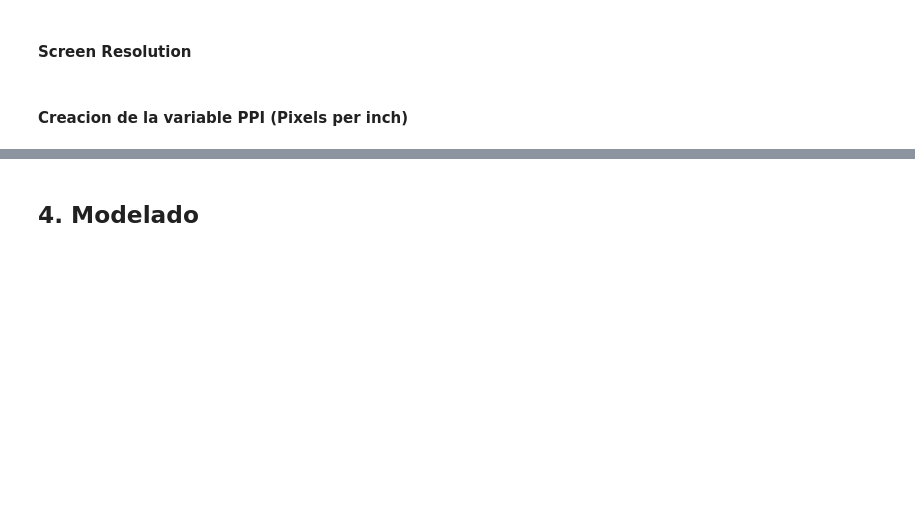
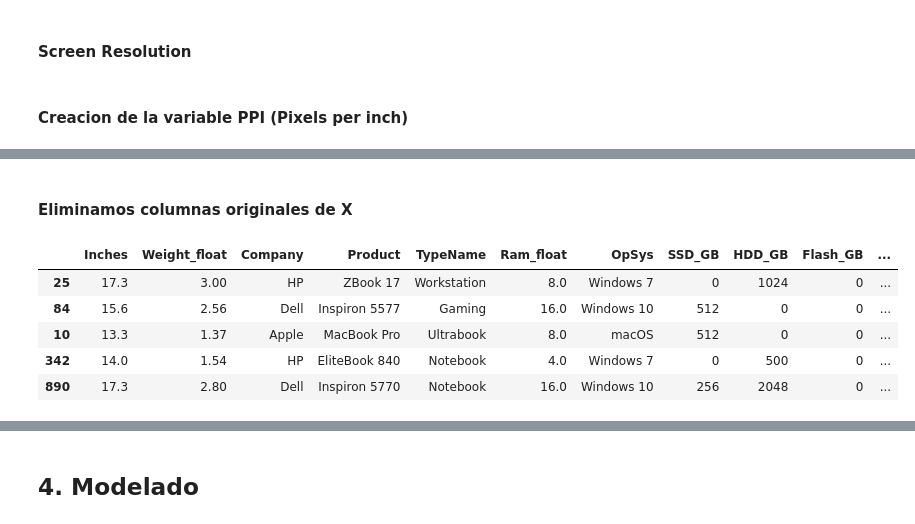
Before and after one commit to willwalker7/Kaggle-Competition-WW, a Jupyter notebook: TC_04_Sprint_12_Kaggle/TC-Kaggle_submission.ipynb, the cells around one changed output, grey strips where cells are left out. Cells and saved outputs as stored; diff of their text form; code cells hidden in the pictures; blank space fills up the shorter version.

Commit message:
v1 - no product

```diff
--- a/TC_04_Sprint_12_Kaggle/TC-Kaggle_submission.ipynb
+++ b/TC_04_Sprint_12_Kaggle/TC-Kaggle_submission.ipynb
@@ -502,2 +508,40 @@ X_test["PPI"] = np.sqrt(
+# %%
+def process_gpu(gpu):
+
+    # Marca
+    if gpu.startswith("Intel"):
+        brand = "Intel"
+    elif gpu.startswith("Nvidia"):
+        brand = "Nvidia"
+    elif gpu.startswith("AMD"):
+        brand = "AMD"
+    elif gpu.startswith("ARM"):
+        brand = "ARM"
+    else:
+        brand = "Other"
+
+    return pd.Series([brand])
+# %%
+X_train["GPU_Brand"] = (
+    X_train["Gpu"].apply(process_gpu)
+)
+
+X_test["GPU_Brand"] = (
+    X_test["Gpu"].apply(process_gpu)
+)
+# %% [markdown]
+#### Eliminamos columnas originales de X
+# %%
+cols_to_remove = ["Memory", "Cpu", "ScreenResolution", "Gpu"]
+# %%
+X_train = X_train.drop(columns=cols_to_remove)
+X_test = X_test.drop(columns=cols_to_remove)
 # %%
-X_train
+X_train.head()
+# %% [output]
+|  | Inches | Weight_float | Company | Product | TypeName | Ram_float | OpSys | SSD_GB | HDD_GB | Flash_GB | ... |
+| 25 | 17.3 | 3.00 | HP | ZBook 17 | Workstation | 8.0 | Windows 7 | 0 | 1024 | 0 | ... |
+| 84 | 15.6 | 2.56 | Dell | Inspiron 5577 | Gaming | 16.0 | Windows 10 | 512 | 0 | 0 | ... |
+| 10 | 13.3 | 1.37 | Apple | MacBook Pro | Ultrabook | 8.0 | macOS | 512 | 0 | 0 | ... |
+| 342 | 14.0 | 1.54 | HP | EliteBook 840 | Notebook | 4.0 | Windows 7 | 0 | 500 | 0 | ... |
+| 890 | 17.3 | 2.80 | Dell | Inspiron 5770 | Notebook | 16.0 | Windows 10 | 256 | 2048 | 0 | ... |
```
Also changed, not shown: parts of 42 cells of this notebook, 1 other file.
